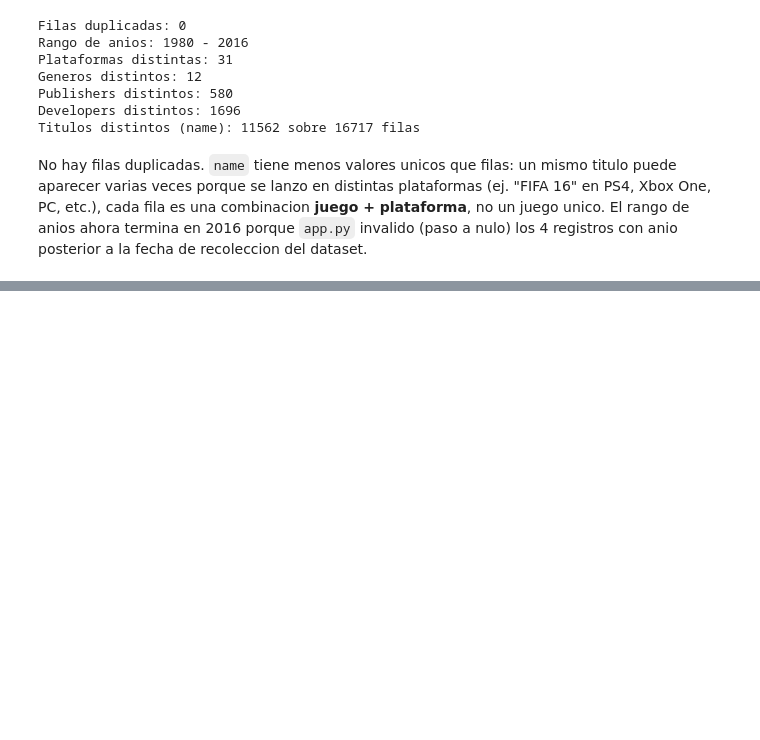
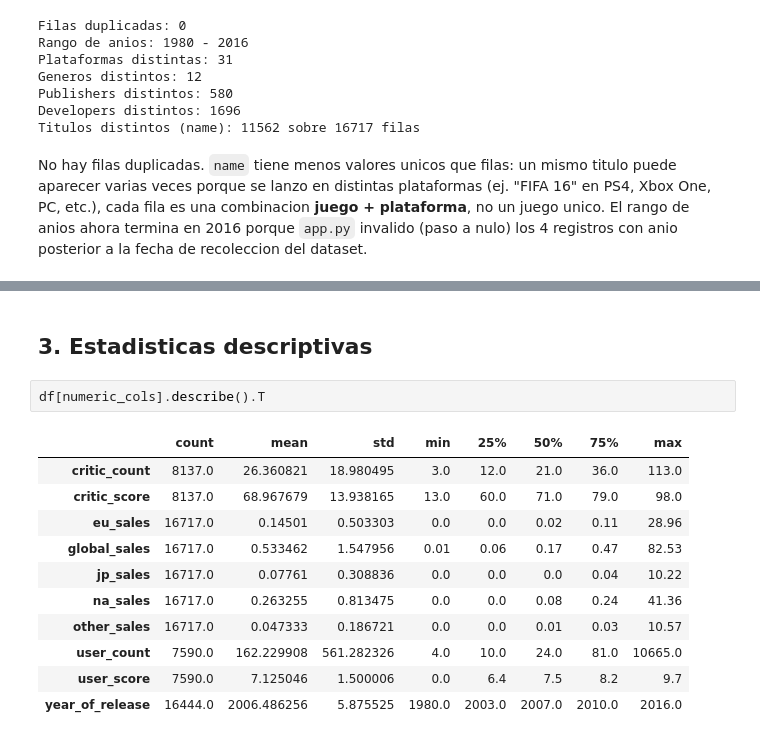
Before and after one commit to LigaDevPro/Inteligencia-Artificial-tp, a Jupyter notebook: analisis_exploratorio.ipynb, the cells around one changed output, grey strips where cells are left out. Cells and saved outputs as stored; diff of their text form; blank space fills up the shorter version.

```diff
--- a/analisis_exploratorio.ipynb
+++ b/analisis_exploratorio.ipynb
@@ -111,0 +147,16 @@ es una combinacion **juego + plataforma**, no un juego unico. El rango de anios
+# %% [markdown]
+## 3. Estadisticas descriptivas
+# %%
+df[numeric_cols].describe().T
+# %% [output]
+|  | count | mean | std | min | 25% | 50% | 75% | max |
+| critic_count | 8137.0 | 26.360821 | 18.980495 | 3.0 | 12.0 | 21.0 | 36.0 | 113.0 |
+| critic_score | 8137.0 | 68.967679 | 13.938165 | 13.0 | 60.0 | 71.0 | 79.0 | 98.0 |
+| eu_sales | 16717.0 | 0.14501 | 0.503303 | 0.0 | 0.0 | 0.02 | 0.11 | 28.96 |
+| global_sales | 16717.0 | 0.533462 | 1.547956 | 0.01 | 0.06 | 0.17 | 0.47 | 82.53 |
+| jp_sales | 16717.0 | 0.07761 | 0.308836 | 0.0 | 0.0 | 0.0 | 0.04 | 10.22 |
+| na_sales | 16717.0 | 0.263255 | 0.813475 | 0.0 | 0.0 | 0.08 | 0.24 | 41.36 |
+| other_sales | 16717.0 | 0.047333 | 0.186721 | 0.0 | 0.0 | 0.01 | 0.03 | 10.57 |
+| user_count | 7590.0 | 162.229908 | 561.282326 | 4.0 | 10.0 | 24.0 | 81.0 | 10665.0 |
+| user_score | 7590.0 | 7.125046 | 1.500006 | 0.0 | 6.4 | 7.5 | 8.2 | 9.7 |
+| year_of_release | 16444.0 | 2006.486256 | 5.875525 | 1980.0 | 2003.0 | 2007.0 | 2010.0 | 2016.0 |
```
Also changed, not shown: parts of 8 cells of this notebook.
